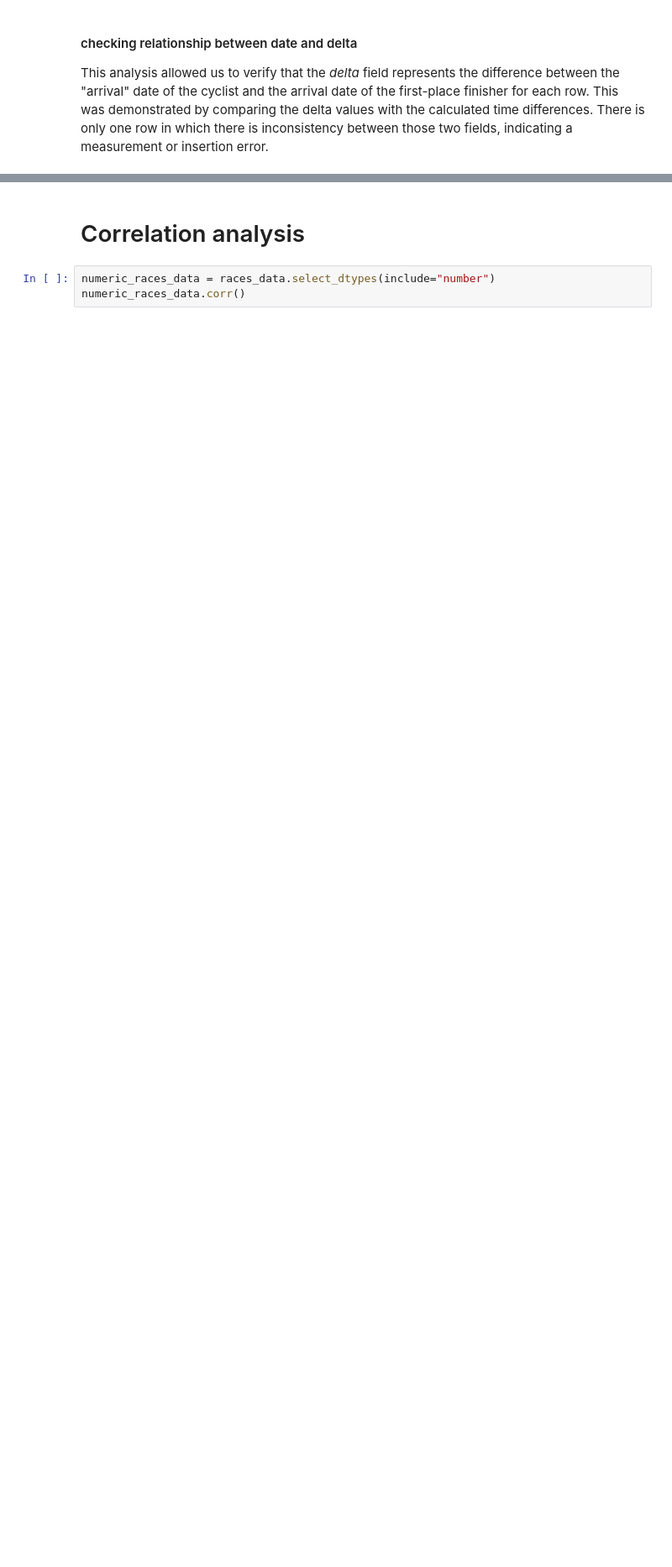
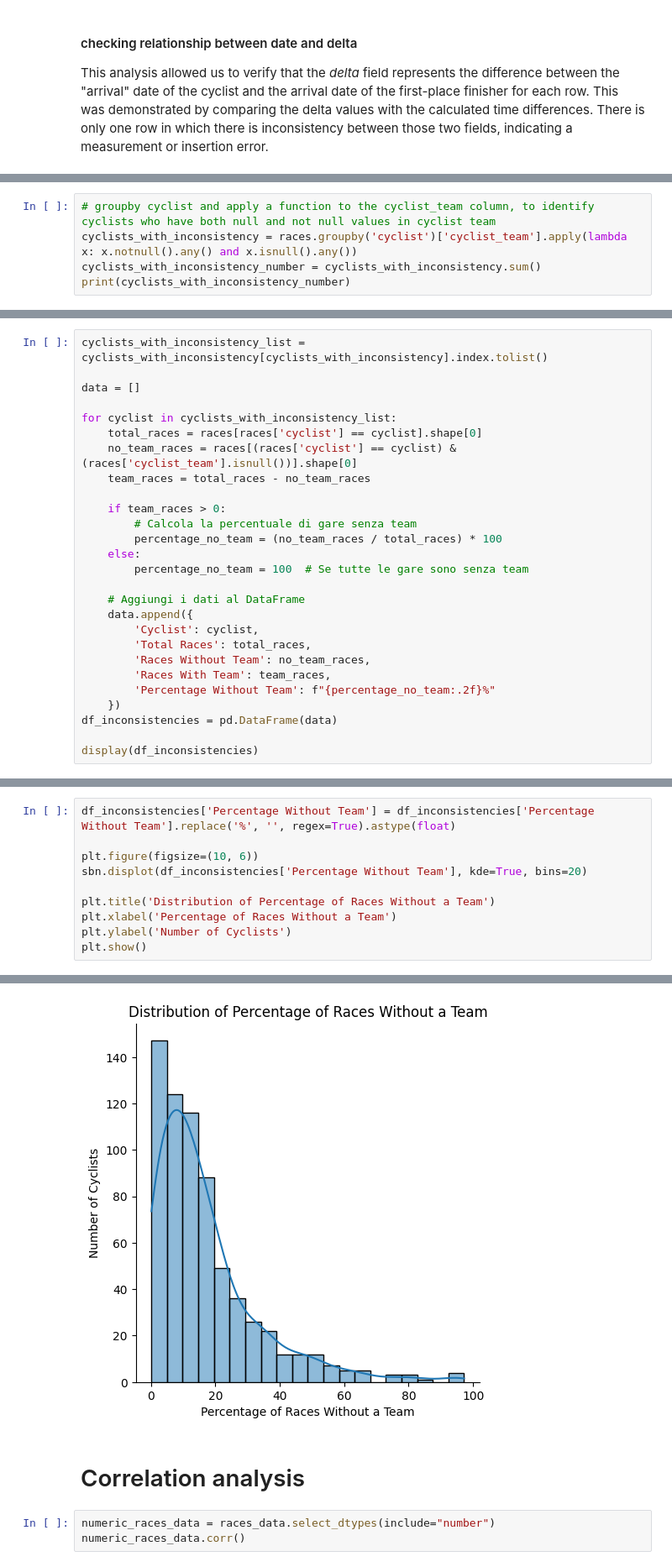
Before and after one commit to luca-rizzo/dm-2024-project, a Jupyter notebook: notebook/data_understanding.ipynb, the cells around one changed output, grey strips where cells are left out. Shown at 84% size. Drawn from its saved outputs; the diff is of its cells as text; blank space fills up the shorter version.

```diff
--- a/notebook/data_understanding.ipynb
+++ b/notebook/data_understanding.ipynb
@@ -1628,0 +1791,5 @@ else:
+# %%
+# groupby cyclist and apply a function to the cyclist_team column, to identify cyclists who have both null and not null values in cyclist team
+cyclists_with_inconsistency = races.groupby('cyclist')['cyclist_team'].apply(lambda x: x.notnull().any() and x.isnull().any())
+cyclists_with_inconsistency_number = cyclists_with_inconsistency.sum()
+print(cyclists_with_inconsistency_number)
@@ -1628,0 +1802,27 @@ else:
+# %%
+cyclists_with_inconsistency_list = cyclists_with_inconsistency[cyclists_with_inconsistency].index.tolist()
+
+data = []
+
+for cyclist in cyclists_with_inconsistency_list:
+    total_races = races[races['cyclist'] == cyclist].shape[0]
+    no_team_races = races[(races['cyclist'] == cyclist) & (races['cyclist_team'].isnull())].shape[0]
+    team_races = total_races - no_team_races
+
+    if team_races > 0:
+        # Calcola la percentuale di gare senza team
+        percentage_no_team = (no_team_races / total_races) * 100
+    else:
+        percentage_no_team = 100  # Se tutte le gare sono senza team
+
+    # Aggiungi i dati al DataFrame
+    data.append({
+        'Cyclist': cyclist,
+        'Total Races': total_races,
+        'Races Without Team': no_team_races,
+        'Races With Team': team_races,
+        'Percentage Without Team': f"{percentage_no_team:.2f}%"
+    })
+df_inconsistencies = pd.DataFrame(data)
+
+display(df_inconsistencies)
@@ -1628,0 +1846,11 @@ else:
+# %%
+df_inconsistencies['Percentage Without Team'] = df_inconsistencies['Percentage Without Team'].replace('%', '', regex=True).astype(float)
+
+plt.figure(figsize=(10, 6))
+sbn.displot(df_inconsistencies['Percentage Without Team'], kde=True, bins=20)
+
+plt.title('Distribution of Percentage of Races Without a Team')
+plt.xlabel('Percentage of Races Without a Team')
+plt.ylabel('Number of Cyclists')
+plt.show()
+# %% [output]
@@ -1629,3 +1858,4 @@ else:
+[figure, added]
 # %% [markdown]
 # Correlation analysis
 # %%
```
Also changed, not shown: parts of 52 cells of this notebook.
